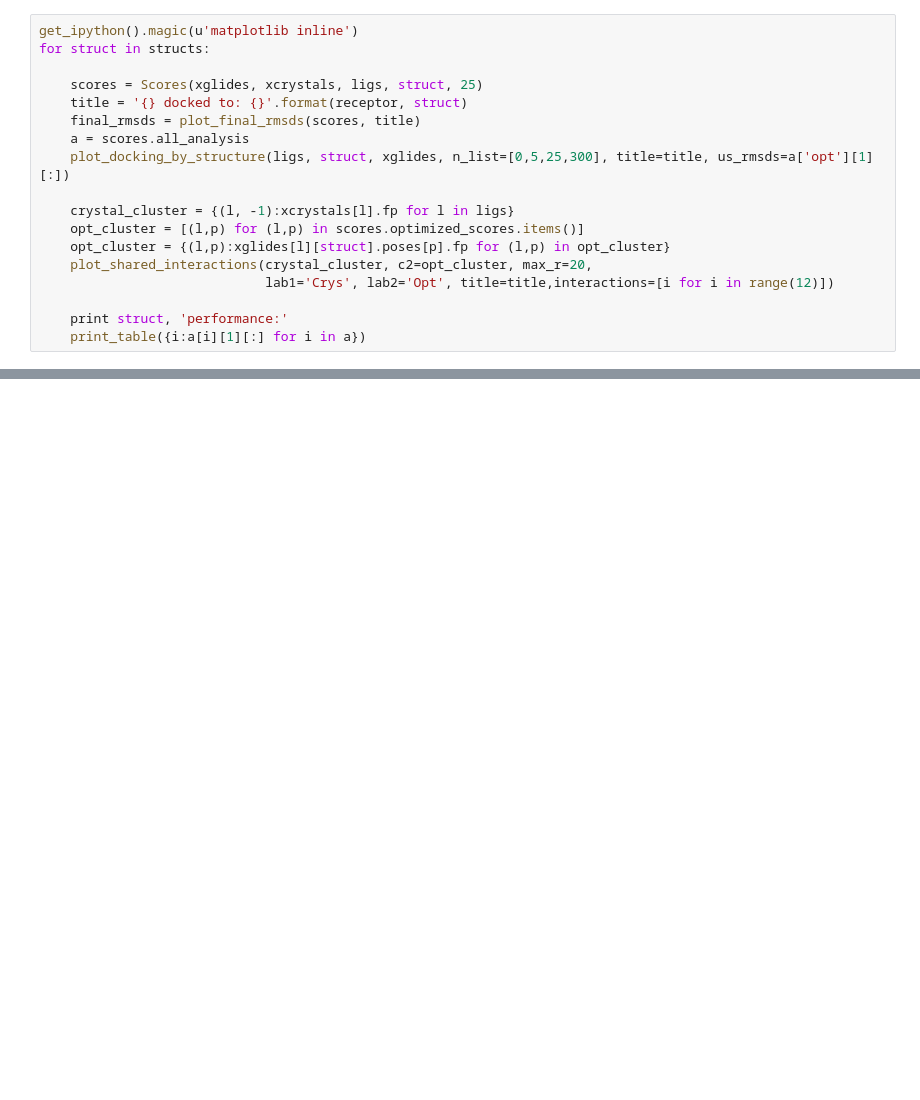
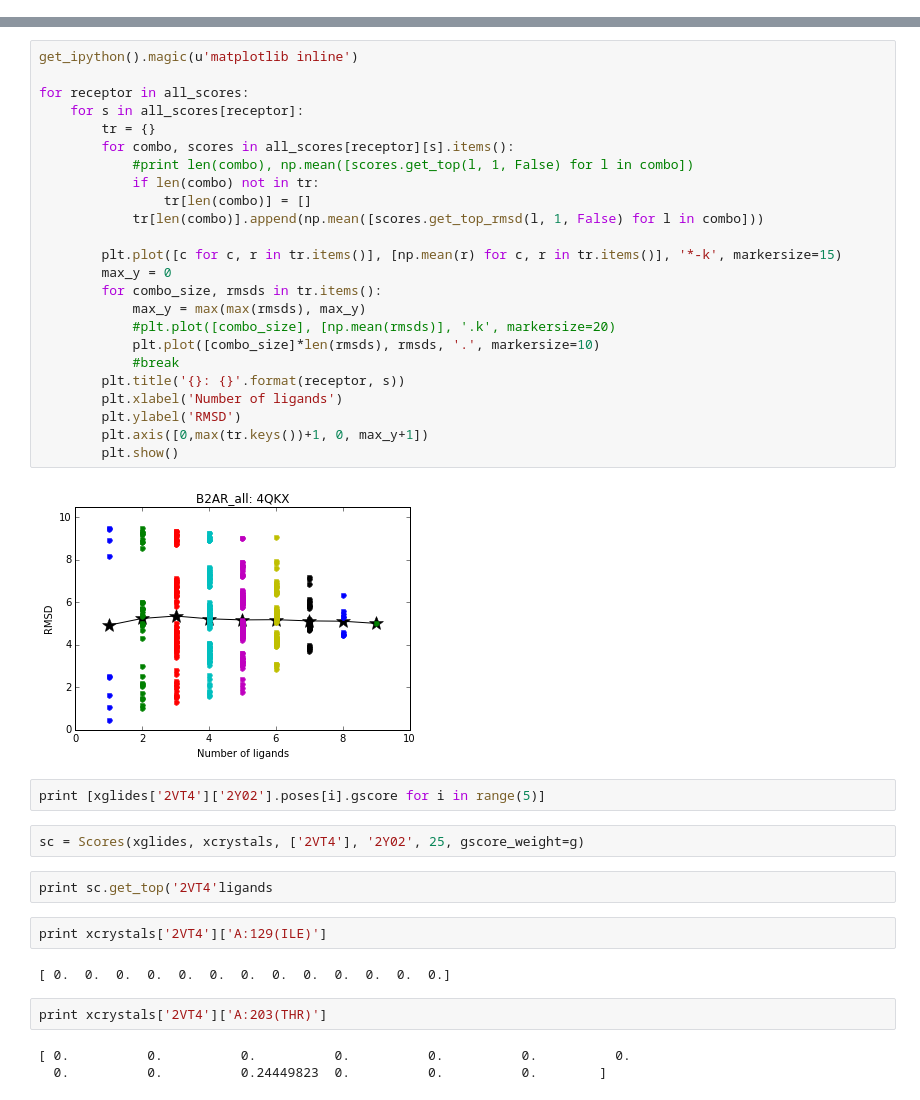
Before and after one commit to orangese/combind_multistruct_benchmarking, a Jupyter notebook: notebooks/main-Copy1.ipynb, the cells around one changed output, grey strips where cells are left out. Saved outputs shown, nothing was run; the diff lists cells and outputs as text; blank space fills up the shorter version.

```diff
--- a/notebooks/main-Copy1.ipynb
+++ b/notebooks/main-Copy1.ipynb
@@ -219,18 +22,0 @@ interaction_heatmap(kmeans.cluster_centers_[:,:num_i], [i for i in range(max(kme
-# %%
-get_ipython().magic(u'matplotlib inline')
-for struct in structs:
-
-    scores = Scores(xglides, xcrystals, ligs, struct, 25)
-    title = '{} docked to: {}'.format(receptor, struct)
-    final_rmsds = plot_final_rmsds(scores, title)
-    a = scores.all_analysis
-    plot_docking_by_structure(ligs, struct, xglides, n_list=[0,5,25,300], title=title, us_rmsds=a['opt'][1][:])
-
-    crystal_cluster = {(l, -1):xcrystals[l].fp for l in ligs}
-    opt_cluster = [(l,p) for (l,p) in scores.optimized_scores.items()]
-    opt_cluster = {(l,p):xglides[l][struct].poses[p].fp for (l,p) in opt_cluster}
-    plot_shared_interactions(crystal_cluster, c2=opt_cluster, max_r=20,
-                             lab1='Crys', lab2='Opt', title=title,interactions=[i for i in range(12)])
-
-    print struct, 'performance:'
-    print_table({i:a[i][1][:] for i in a})
@@ -418,0 +92,41 @@ for receptor in reversed(['pdbbind_final/{}'.format(s) for s in os.listdir('/scr
+# %%
+get_ipython().magic(u'matplotlib inline')
+
+for receptor in all_scores:
+    for s in all_scores[receptor]:
+        tr = {}
+        for combo, scores in all_scores[receptor][s].items():
+            #print len(combo), np.mean([scores.get_top(l, 1, False) for l in combo])
+            if len(combo) not in tr:
+                tr[len(combo)] = []
+            tr[len(combo)].append(np.mean([scores.get_top_rmsd(l, 1, False) for l in combo]))
+
+        plt.plot([c for c, r in tr.items()], [np.mean(r) for c, r in tr.items()], '*-k', markersize=15)
+        max_y = 0
+        for combo_size, rmsds in tr.items():
+            max_y = max(max(rmsds), max_y)
+            #plt.plot([combo_size], [np.mean(rmsds)], '.k', markersize=20)
+            plt.plot([combo_size]*len(rmsds), rmsds, '.', markersize=10)
+            #break
+        plt.title('{}: {}'.format(receptor, s))
+        plt.xlabel('Number of ligands')
+        plt.ylabel('RMSD')
+        plt.axis([0,max(tr.keys())+1, 0, max_y+1])
+        plt.show()
+# %% [output]
+[figure, added]
+# %%
+print [xglides['2VT4']['2Y02'].poses[i].gscore for i in range(5)]
+# %%
+sc = Scores(xglides, xcrystals, ['2VT4'], '2Y02', 25, gscore_weight=g)
+# %%
+print sc.get_top('2VT4'ligands
+# %%
+print xcrystals['2VT4']['A:129(ILE)']
+# %% [output]
+[ 0.  0.  0.  0.  0.  0.  0.  0.  0.  0.  0.  0.  0.]
+# %%
+print xcrystals['2VT4']['A:203(THR)']
+# %% [output]
+[ 0.          0.          0.          0.          0.          0.          0.
+  0.          0.          0.24449823  0.          0.          0.        ]
```
Also changed, not shown: parts of 15 cells of this notebook, 45 other files.
